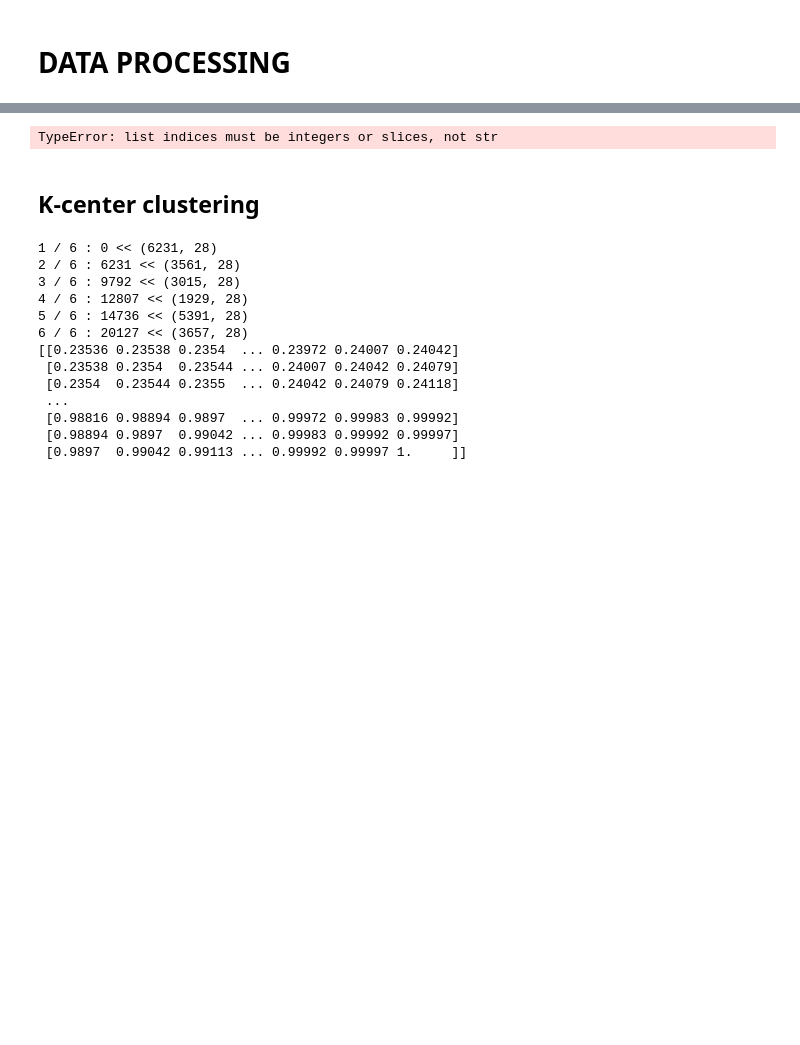
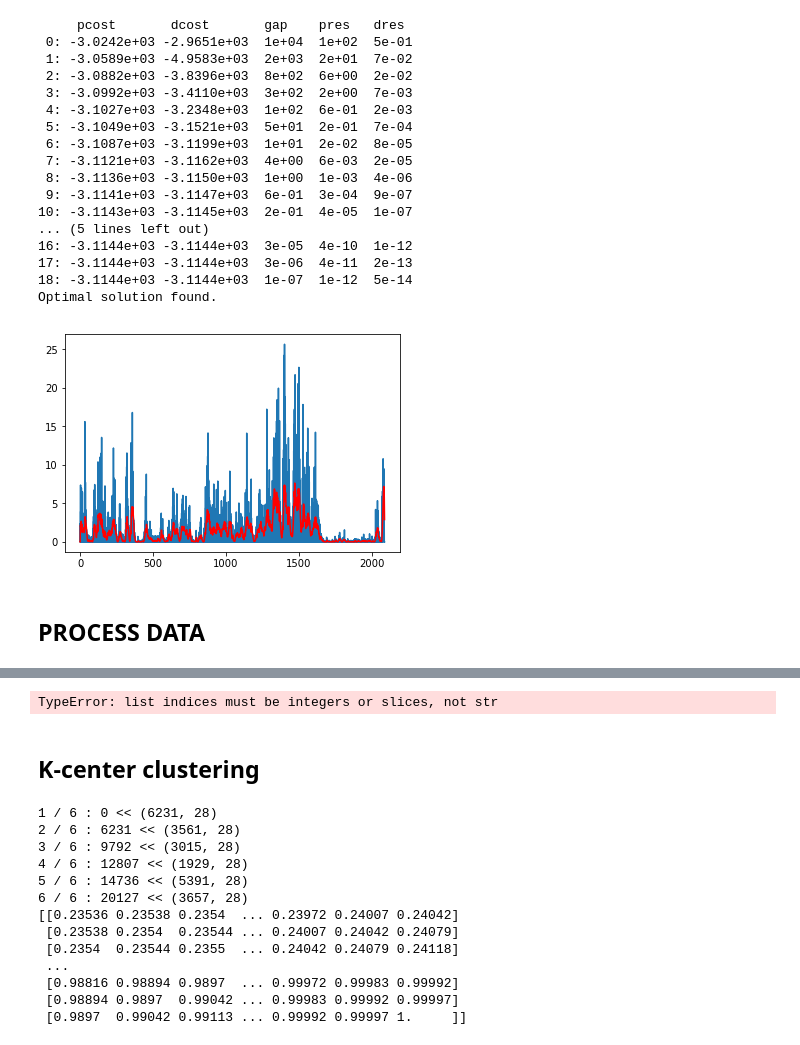
Before and after one commit to The-Hybrid-Atelier/biosignal-processing, a Jupyter notebook: CodebookClustering.ipynb, the cells around one changed output, grey strips where cells are left out. Saved outputs shown, nothing was run; the diff lists cells and outputs as text; code cells hidden in the pictures; blank space fills up the shorter version.

```diff
--- a/CodebookClustering.ipynb
+++ b/CodebookClustering.ipynb
@@ -82,2 +263,46 @@ def subsequences(arr, L):
+# %%
+# EDA ANALYSIS
+# r: phasic component
+# p: sparse SMNA driver of phasic component
+# t: tonic component
+# l: coefficients of tonic spline
+# d: offset and slope of the linear drift term
+# e: model residuals
+# obj: value of objective function being minimized (eq 15 of paper)
+
+y = manifest[0]
+yn = (y - y.mean()) / y.std()
+Fs = 3.
+
+
+[r, p, t, l, d, e, obj] = eda.cvxEDA(yn, 1./Fs)
+
+tm = pl.arange(1., len(y)+1.) / Fs
+# pl.hold(True)
+# pl.plot(tm, yn)
+pl.plot(tm, p)
+pl.plot(tm, r, 'r')
+
+
+pl.show()
+# %% [output]
+     pcost       dcost       gap    pres   dres
+ 0: -3.0242e+03 -2.9651e+03  1e+04  1e+02  5e-01
+ 1: -3.0589e+03 -4.9583e+03  2e+03  2e+01  7e-02
+ 2: -3.0882e+03 -3.8396e+03  8e+02  6e+00  2e-02
+ 3: -3.0992e+03 -3.4110e+03  3e+02  2e+00  7e-03
+ 4: -3.1027e+03 -3.2348e+03  1e+02  6e-01  2e-03
+ 5: -3.1049e+03 -3.1521e+03  5e+01  2e-01  7e-04
+ 6: -3.1087e+03 -3.1199e+03  1e+01  2e-02  8e-05
+ 7: -3.1121e+03 -3.1162e+03  4e+00  6e-03  2e-05
+ 8: -3.1136e+03 -3.1150e+03  1e+00  1e-03  4e-06
+ 9: -3.1141e+03 -3.1147e+03  6e-01  3e-04  9e-07
+10: -3.1143e+03 -3.1145e+03  2e-01  4e-05  1e-07
+... (5 lines left out)
+16: -3.1144e+03 -3.1144e+03  3e-05  4e-10  1e-12
+17: -3.1144e+03 -3.1144e+03  3e-06  4e-11  2e-13
+18: -3.1144e+03 -3.1144e+03  1e-07  1e-12  5e-14
+Optimal solution found.
+[figure, added]
 # %% [markdown]
-# DATA PROCESSING
+## PROCESS DATA
```
Also changed, not shown: parts of 10 cells of this notebook, 1 other file.
